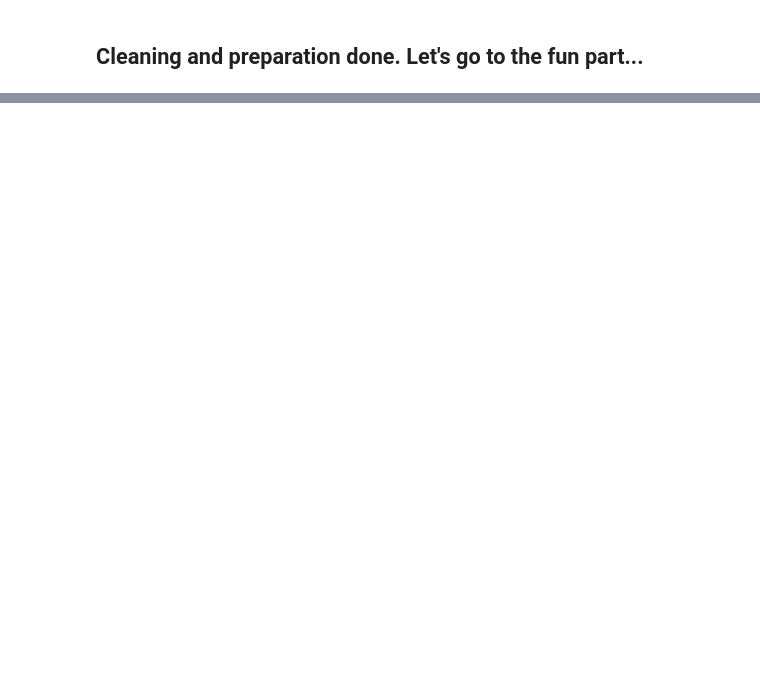
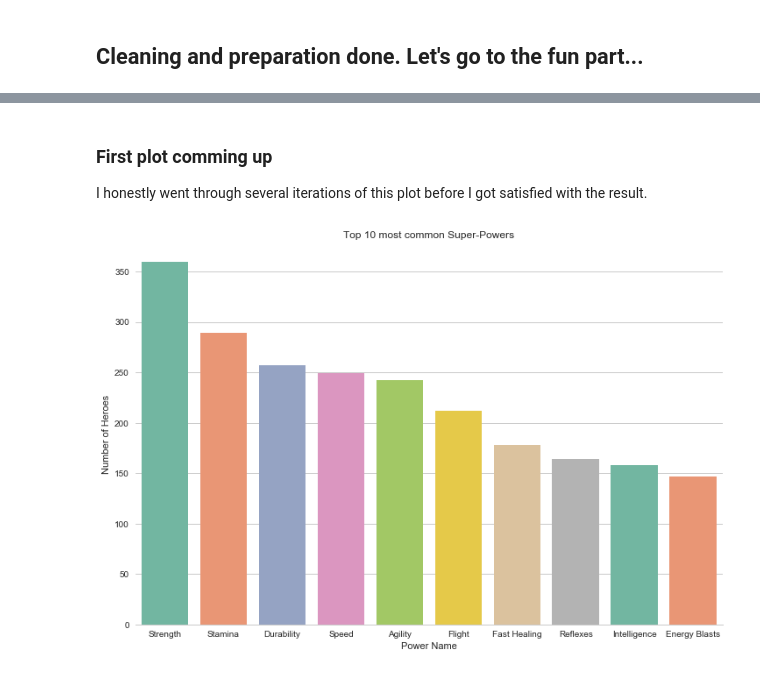
Before and after one commit to ClaudioDavi/SuperHeroAnalysis, a Jupyter notebook: SuperHeroDb.ipynb, the cells around one changed output, grey strips where cells are left out. Drawn from its saved outputs; the diff is of its cells as text; code cells hidden in the pictures; blank space fills up the shorter version.

Commit message:
Exploratory visualizations

```diff
--- a/SuperHeroDb.ipynb
+++ b/SuperHeroDb.ipynb
@@ -280,10 +168,2 @@ hero_power.head()
 # %% [markdown]
 ## Cleaning and preparation done. Let's go to the fun part...
-# %%
-from matplotlib import rcParams
-import matplotlib.pyplot as plt
-rcParams['patch.force_edgecolor'] = True
-rcParams['patch.facecolor'] = 'b'
-sns.set_style("whitegrid")
-sns.set_style("ticks")
-sns.despine()
@@ -298,0 +187,3 @@ Welp, the pattern seems pretty clear after this linear regression.
+# %%
+most_common_powers = hero_power[common_powers].sum()
+common_result = most_common_powers[1:].sort_values(ascending=False)[:10]
@@ -298,0 +193,19 @@ Welp, the pattern seems pretty clear after this linear regression.
+# %% [markdown]
+### First plot comming up
+I honestly went through several iterations of this plot before I got satisfied with the result.
+# %%
+plt.figure(figsize=(12,8))
+c = sns.barplot(x=common_result.index, y = common_result, palette=sns.color_palette("Set2", 10))
+#plt.setp(c.get_xticklabels())
+sns.despine(left=True)
+sns.set_style("whitegrid")
+c.set_title("Top 10 most common Super-Powers")
+c.set_xlabel("Power Name")
+c.set_ylabel("Number of Heroes")
+c.set(xticklabels=["Strength", "Stamina", "Durability", "Speed","Agility","Flight",
+                   "Fast Healing","Reflexes","Intelligence", "Energy Blasts"])
+
+plt.savefig("common_powers.png")
+plt.show()
+# %% [output]
+[figure, added]
```
Also changed, not shown: parts of 27 cells of this notebook, 4 other files.
